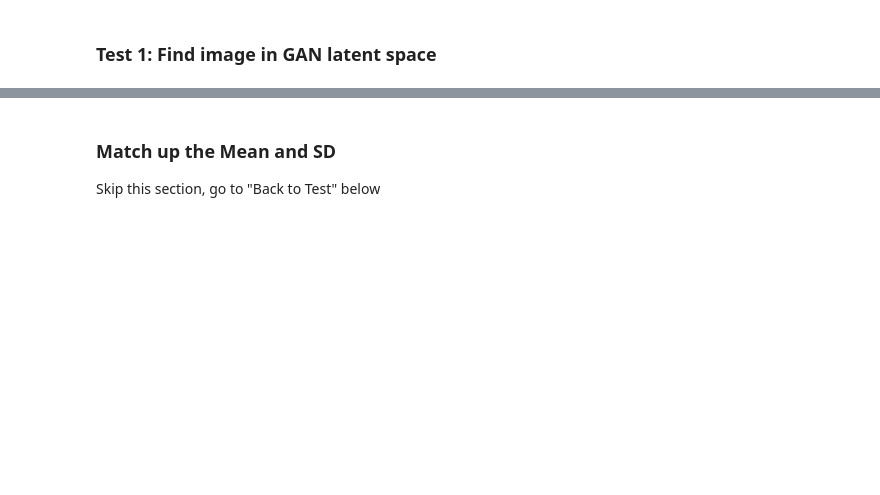
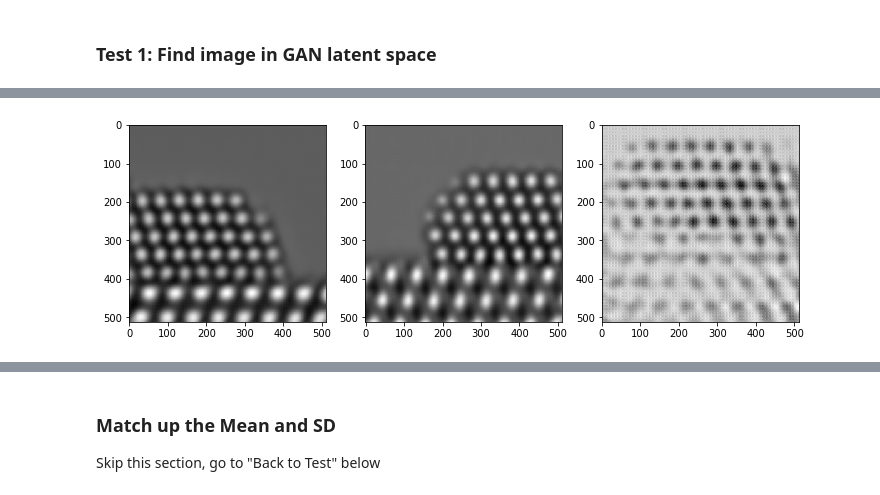
Before and after one commit to cc6580/nanop_GAN, a Jupyter notebook: optimizer_notebooks/microscope_optimize.ipynb, the cells around one changed output, grey strips where cells are left out. Drawn from its saved outputs; the diff is of its cells as text; code cells hidden in the pictures; blank space fills up the shorter version.

```diff
--- a/optimizer_notebooks/microscope_optimize.ipynb
+++ b/optimizer_notebooks/microscope_optimize.ipynb
@@ -246,2 +71,28 @@ if torch.cuda.is_available():
 # %% [markdown]
 ### Test 1: Find image in GAN latent space
+# %%
+## Load the generators
+# Always true for microscope data
+grayscale = True
+
+# Load the generators UPDATE THIS FOR LOCATION OF MODELS
+generator50 = torch.load("../../models/microscope/nz50_e200_G")
+generator100 = torch.load("../../models/microscope/nz100_e400_G")
+generator150 = torch.load("../../models/microscope/nz150_e400_G")
+
+# GPU Stuff
+cuda = True if torch.cuda.is_available() else False
+Tensor = torch.cuda.FloatTensor if cuda else torch.FloatTensor
+num_gpu = 1 if torch.cuda.is_available() else 0
+
+if torch.cuda.is_available():
+    device= 'cuda'
+    generator50 = generator50.cuda()
+    generator100 = generator100.cuda()
+    generator150 = generator150.cuda()
+else:
+    device = 'cpu'
+
+generator50.eval()
+generator100.eval()
+generator150.eval()
@@ -248,19 +117,21 @@ if torch.cuda.is_available():
 # %%
 # Initialize z, the target latent vector
-z50 = Variable(torch.randn(1, 50))
-z100 = Variable(torch.randn(1, 100))
-z150 = Variable(torch.randn(1, 150))
+z50 = torch.randn(1,50,1,1,device=device)
+z100 = torch.randn(1,100,1,1,device=device)
+z150 = torch.randn(1,150,1,1,device=device)
 
 # Generate im, the target image
-im50 = generator50(z50.unsqueeze(2).unsqueeze(2).to('cuda'))
-im100 = generator100(z100.unsqueeze(2).unsqueeze(2).to('cuda'))
-im150 = generator150(z150.unsqueeze(2).unsqueeze(2).to('cuda'))
+im50 = (generator50(z50).detach()*0.5)+0.5
+im100 = (generator100(z100).detach()*0.5)+0.5
+im150 = (generator150(z150).detach()*0.5)+0.5
 
 # Plot the images
 plt.figure(figsize=[12,5])
 plt.subplot(1,3,1)
-plot_img(im50,grayscale)
+plot_img(im50,grayscale,vmin=0,vmax=1)
 plt.subplot(1,3,2)
-plot_img(im100,grayscale)
+plot_img(im100,grayscale,vmin=0,vmax=1)
 plt.subplot(1,3,3)
-plot_img(im150,grayscale)
+plot_img(im150,grayscale,vmin=0,vmax=1)
+# %% [output]
+[figure, added]
```
Also changed, not shown: parts of 107 cells of this notebook, 5 other files.
